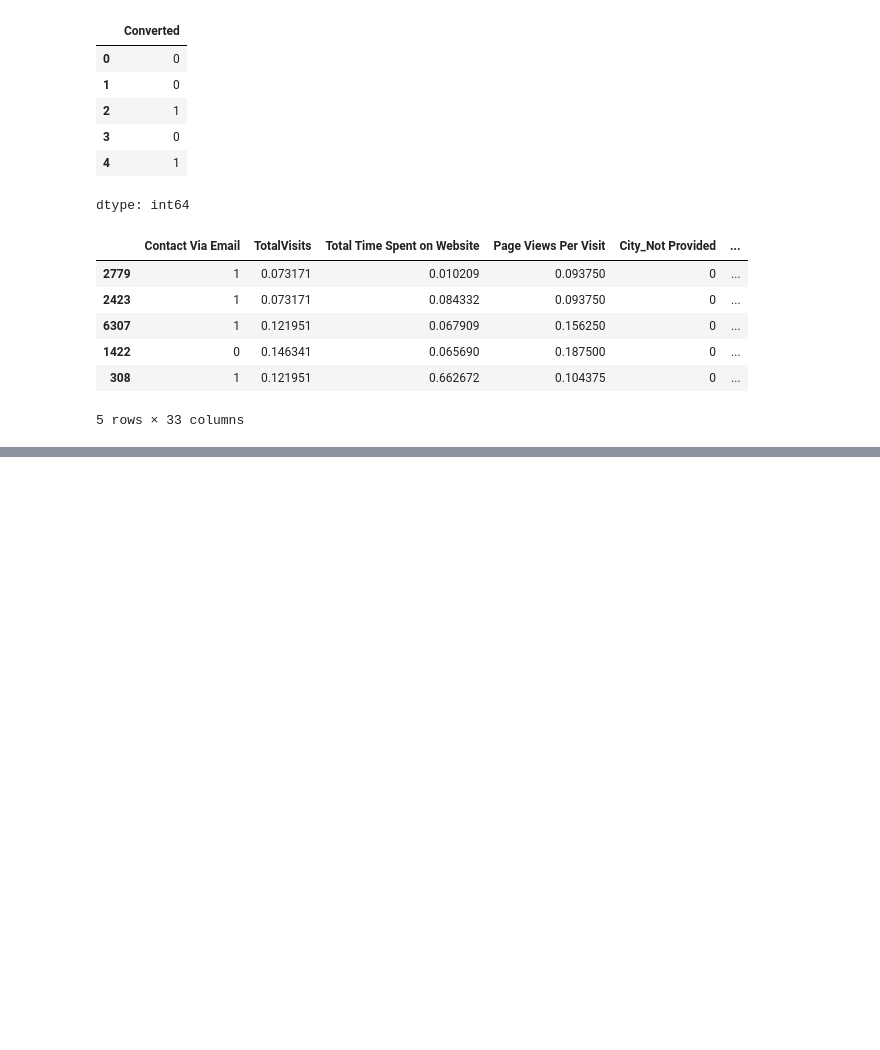
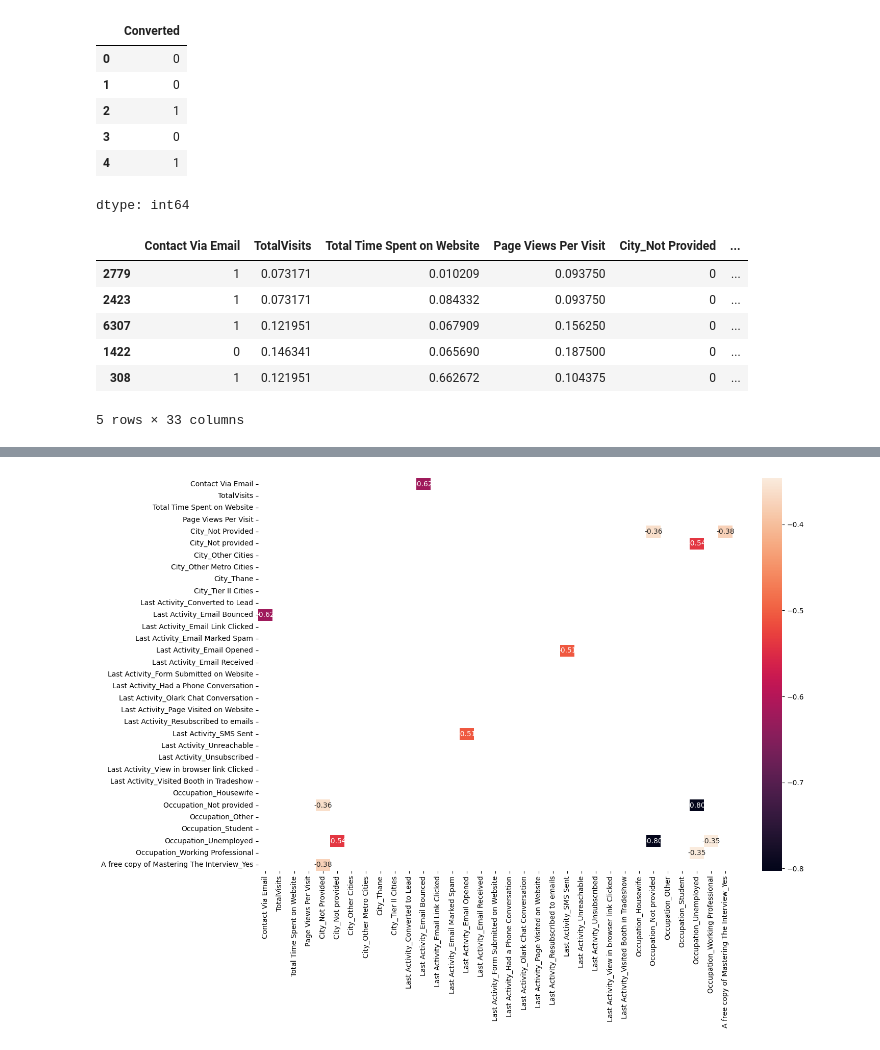
Before and after one commit to bunnynoddy14/Lead_score, a Jupyter notebook: Lead_score.ipynb, the cells around one changed output, grey strips where cells are left out. Cells and saved outputs as stored; diff of their text form; code cells hidden in the pictures; blank space fills up the shorter version.

```diff
--- a/Lead_score.ipynb
+++ b/Lead_score.ipynb
@@ -636,0 +642,12 @@ plt.show()
+# %%
+## Filtering out highly corelated
+corr_matrix = X_train.corr()
+# %%
+high_corr_cols = corr_matrix[(((corr_matrix) > 0.8) & (corr_matrix != 1)) | (((corr_matrix) < -0.3) & (corr_matrix != -1))]
+# high_corr_cols = corr_matrix[(((corr_matrix) < -0.1))]
+# %%
+plt.figure(figsize=(15, 10))
+sns.heatmap(high_corr_cols, annot=True, fmt='.2f')
+plt.show()
+# %% [output]
+[figure, added]
```
Also changed, not shown: parts of 55 cells of this notebook.
